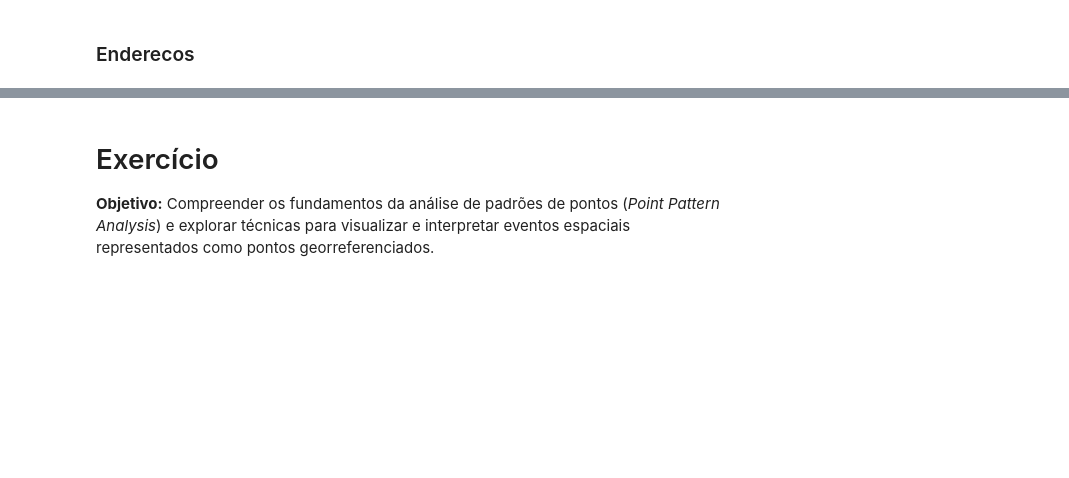
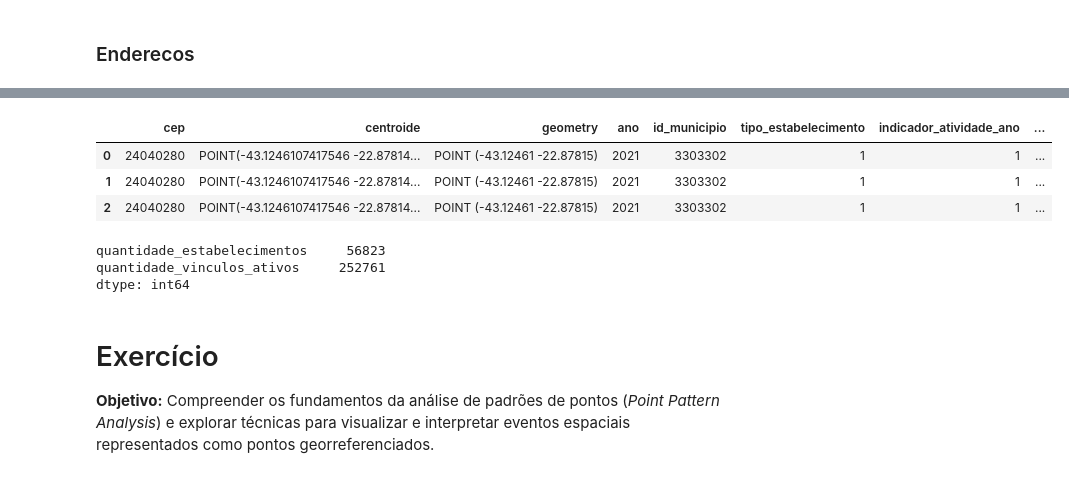
Before and after one commit to redemobGIT/roda, a Jupyter notebook: scripts/rais.ipynb, the cells around one changed output, grey strips where cells are left out. Drawn from its saved outputs; the diff is of its cells as text; code cells hidden in the pictures; blank space fills up the shorter version.

```diff
--- a/scripts/rais.ipynb
+++ b/scripts/rais.ipynb
@@ -420,0 +429,7 @@ rais = ceps.merge(rais)
+# %%
+rais.head(3)
+# %% [output]
+|  | cep | centroide | geometry | ano | id_municipio | tipo_estabelecimento | indicador_atividade_ano | ... |
+| 0 | 24040280 | POINT(-43.1246107417546 -22.87814... | POINT (-43.12461 -22.87815) | 2021 | 3303302 | 1 | 1 | ... |
+| 1 | 24040280 | POINT(-43.1246107417546 -22.87814... | POINT (-43.12461 -22.87815) | 2021 | 3303302 | 1 | 1 | ... |
+| 2 | 24040280 | POINT(-43.1246107417546 -22.87814... | POINT (-43.12461 -22.87815) | 2021 | 3303302 | 1 | 1 | ... |
@@ -421,3 +472,9 @@ rais = ceps.merge(rais)
+# %%
+rais_by_cep_2023.sum(numeric_only=True)
+# %% [output]
+quantidade_estabelecimentos     56823
+quantidade_vinculos_ativos     252761
+dtype: int64
 # %% [markdown]
 # Exercício
 
```
Also changed, not shown: parts of 17 cells of this notebook, 5 other files.
